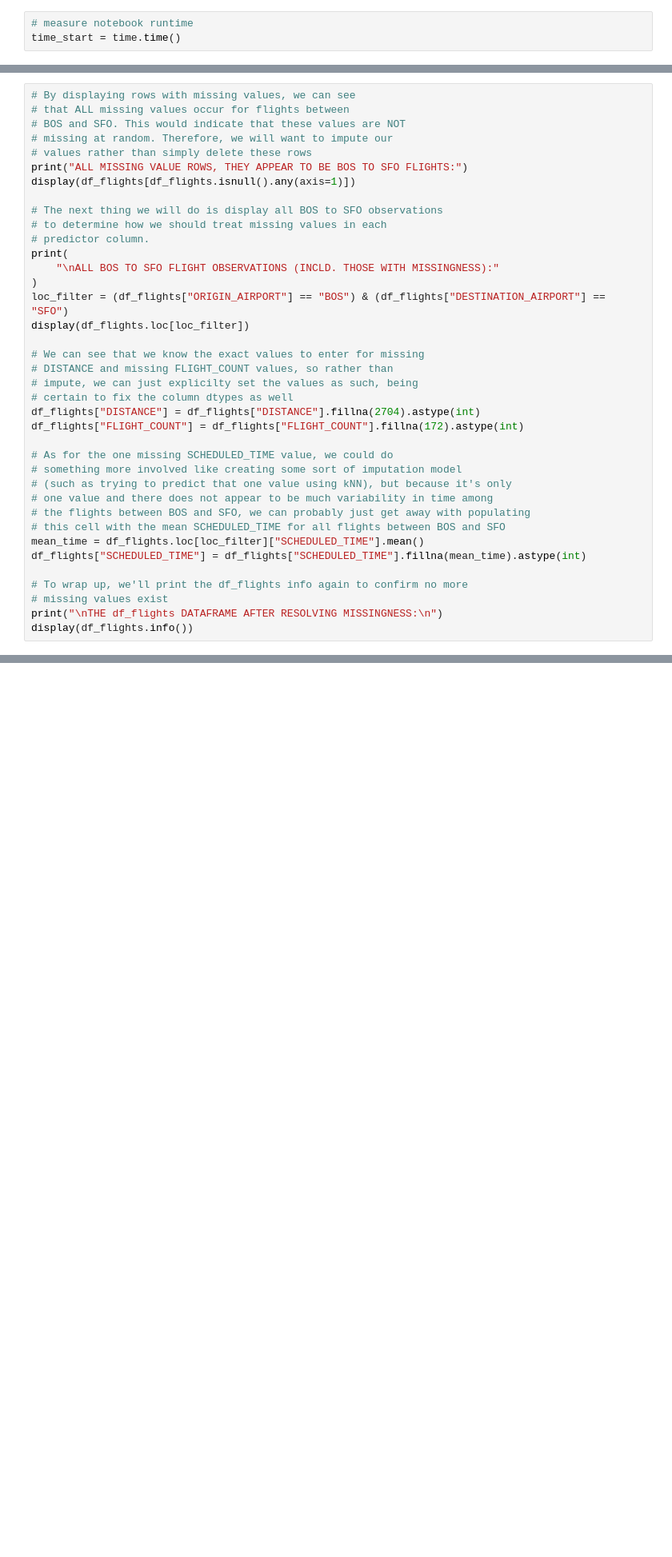
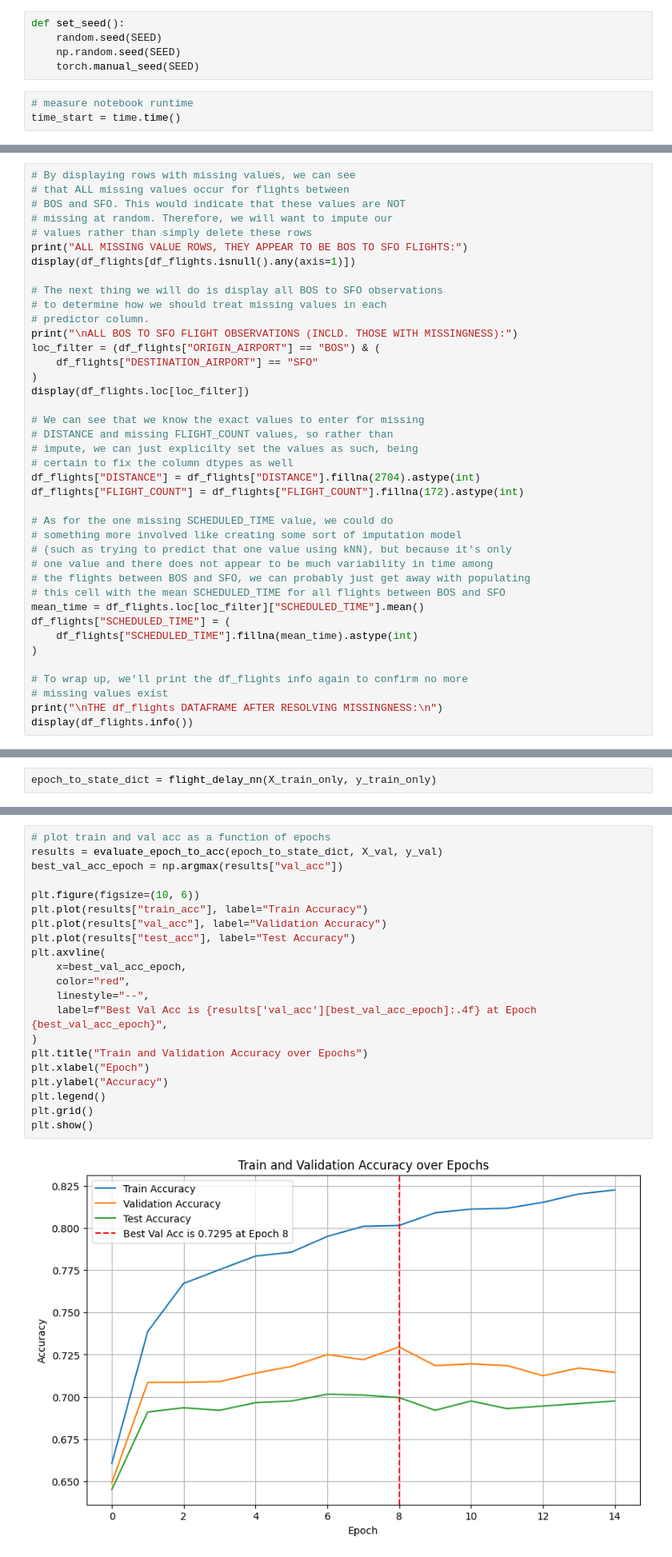
Before and after one commit to Andrew-S-Jing/cs1090b, a Jupyter notebook: hw/hw1/cs1090b_hw1.ipynb, the cells around one changed output, grey strips where cells are left out. Shown at 80% size. Cells and saved outputs as stored; diff of their text form; blank space fills up the shorter version.

```diff
--- a/hw/hw1/cs1090b_hw1.ipynb
+++ b/hw/hw1/cs1090b_hw1.ipynb
@@ -40,3 +61,8 @@ torch.manual_seed(109);
+# %%
+def set_seed():
+    random.seed(SEED)
+    np.random.seed(SEED)
+    torch.manual_seed(SEED)
 # %%
 # measure notebook runtime
 time_start = time.time()
@@ -162,10 +217,10 @@ display(df_flights[df_flights.isnull().any(axis=1)])
 # The next thing we will do is display all BOS to SFO observations
 # to determine how we should treat missing values in each
 # predictor column.
-print(
-    "\nALL BOS TO SFO FLIGHT OBSERVATIONS (INCLD. THOSE WITH MISSINGNESS):"
+print("\nALL BOS TO SFO FLIGHT OBSERVATIONS (INCLD. THOSE WITH MISSINGNESS):")
+loc_filter = (df_flights["ORIGIN_AIRPORT"] == "BOS") & (
+    df_flights["DESTINATION_AIRPORT"] == "SFO"
 )
-loc_filter = (df_flights["ORIGIN_AIRPORT"] == "BOS") & (df_flights["DESTINATION_AIRPORT"] == "SFO")
 display(df_flights.loc[loc_filter])
 
 # We can see that we know the exact values to enter for missing
@@ -182,7 +237,9 @@ df_flights["FLIGHT_COUNT"] = df_flights["FLIGHT_COUNT"].fillna(172).astype(int)
 # the flights between BOS and SFO, we can probably just get away with populating
 # this cell with the mean SCHEDULED_TIME for all flights between BOS and SFO
 mean_time = df_flights.loc[loc_filter]["SCHEDULED_TIME"].mean()
-df_flights["SCHEDULED_TIME"] = df_flights["SCHEDULED_TIME"].fillna(mean_time).astype(int)
+df_flights["SCHEDULED_TIME"] = (
+    df_flights["SCHEDULED_TIME"].fillna(mean_time).astype(int)
+)
 
 # To wrap up, we'll print the df_flights info again to confirm no more
 # missing values exist
@@ -260,0 +466,2 @@ You should base your choice of "a reasonable number of epochs" on a visualizatio
+# %%
+epoch_to_state_dict = flight_delay_nn(X_train_only, y_train_only)
@@ -261,2 +512,25 @@ You should base your choice of "a reasonable number of epochs" on a visualizatio
+# %%
+# plot train and val acc as a function of epochs
+results = evaluate_epoch_to_acc(epoch_to_state_dict, X_val, y_val)
+best_val_acc_epoch = np.argmax(results["val_acc"])
+
+plt.figure(figsize=(10, 6))
+plt.plot(results["train_acc"], label="Train Accuracy")
+plt.plot(results["val_acc"], label="Validation Accuracy")
+plt.plot(results["test_acc"], label="Test Accuracy")
+plt.axvline(
+    x=best_val_acc_epoch,
+    color="red",
+    linestyle="--",
+    label=f"Best Val Acc is {results['val_acc'][best_val_acc_epoch]:.4f} at Epoch {best_val_acc_epoch}",
+)
+plt.title("Train and Validation Accuracy over Epochs")
+plt.xlabel("Epoch")
+plt.ylabel("Accuracy")
+plt.legend()
+plt.grid()
+plt.show()
+# %% [output]
+[figure, added]
 # %%
 # evaluate on train and test and print accuracy results
```
Also changed, not shown: parts of 64 cells of this notebook, 3 other files.
